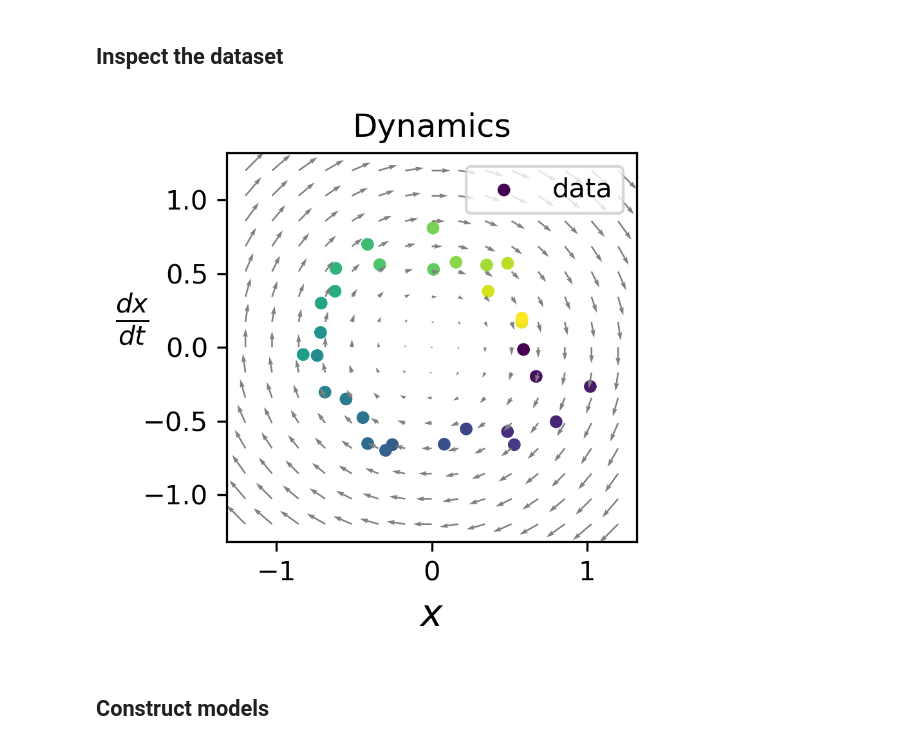
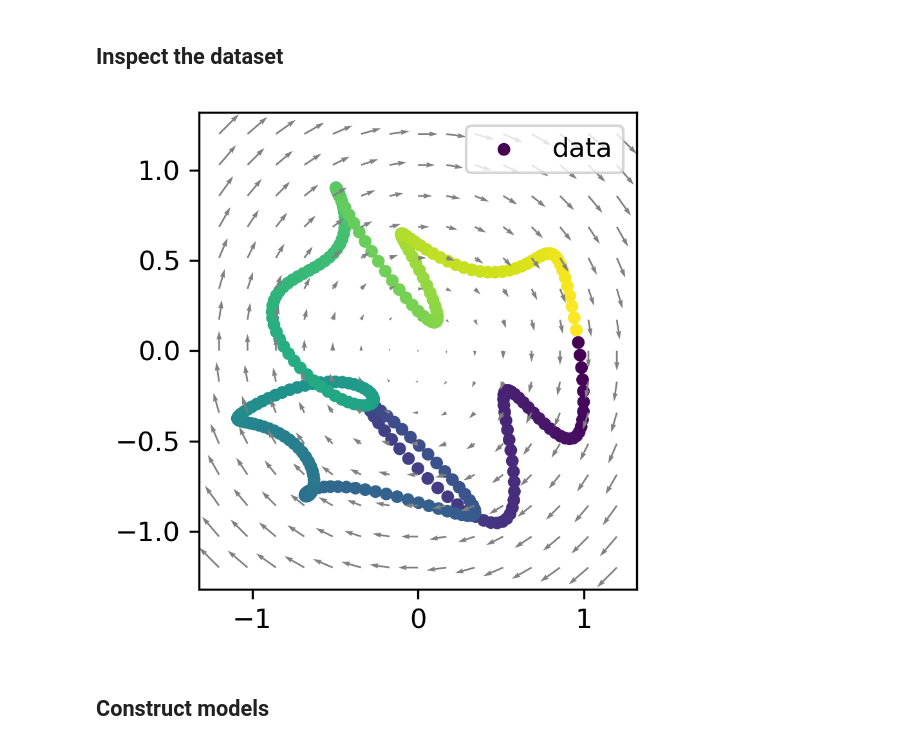
Before and after one commit to ZongyuWu97/hamiltonian-nn, a Jupyter notebook: analyze-spring.ipynb, the cells around one changed output. Cells and saved outputs as stored; diff of their text form; code cells hidden in the pictures.

```diff
--- a/analyze-spring.ipynb
+++ b/analyze-spring.ipynb
@@ -52,25 +51,25 @@ class ObjectView(object):
 # %%
 args = ObjectView(get_args())
 # np.random.seed(args.seed)
 field = get_field(gridsize=15)
-data = get_dataset()
+data = get_dataset(seed=0, mode=3)
 
 # plot config
 fig = plt.figure(figsize=(3, 3), facecolor='white', dpi=DPI)
 
-x, y, dx, dy, t = get_trajectory(radius=0.7, y0=np.array([1,0]))
+x, y, dx, dy, t = get_trajectory(radius=0.7, y0=np.array([1,0]), mode=3, noise_std=1.0)
 plt.scatter(x,y,c=t,s=14, label='data')
 plt.quiver(field['x'][:,0], field['x'][:,1], field['dx'][:,0], field['dx'][:,1],
            cmap='gray_r', color=(.5,.5,.5))
-plt.xlabel("$x$", fontsize=14)
-plt.ylabel("$\\frac{dx}{dt}$", rotation=0, fontsize=14)
-plt.title("Dynamics")
+# plt.xlabel("$x$", fontsize=14)
+# plt.ylabel("$\\frac{dx}{dt}$", rotation=0, fontsize=14)
+# plt.title("Dynamics")
 plt.legend(loc='upper right')
 
 plt.tight_layout() ; plt.show()
 # fig.savefig(fig_dir + '/spring-task.png')
 # %% [output]
-[figure, old version]
+[figure, new version]
 # %% [markdown]
 ## Construct models
 # %%
```
Also changed, not shown: parts of 10 cells of this notebook, 5 other files.
